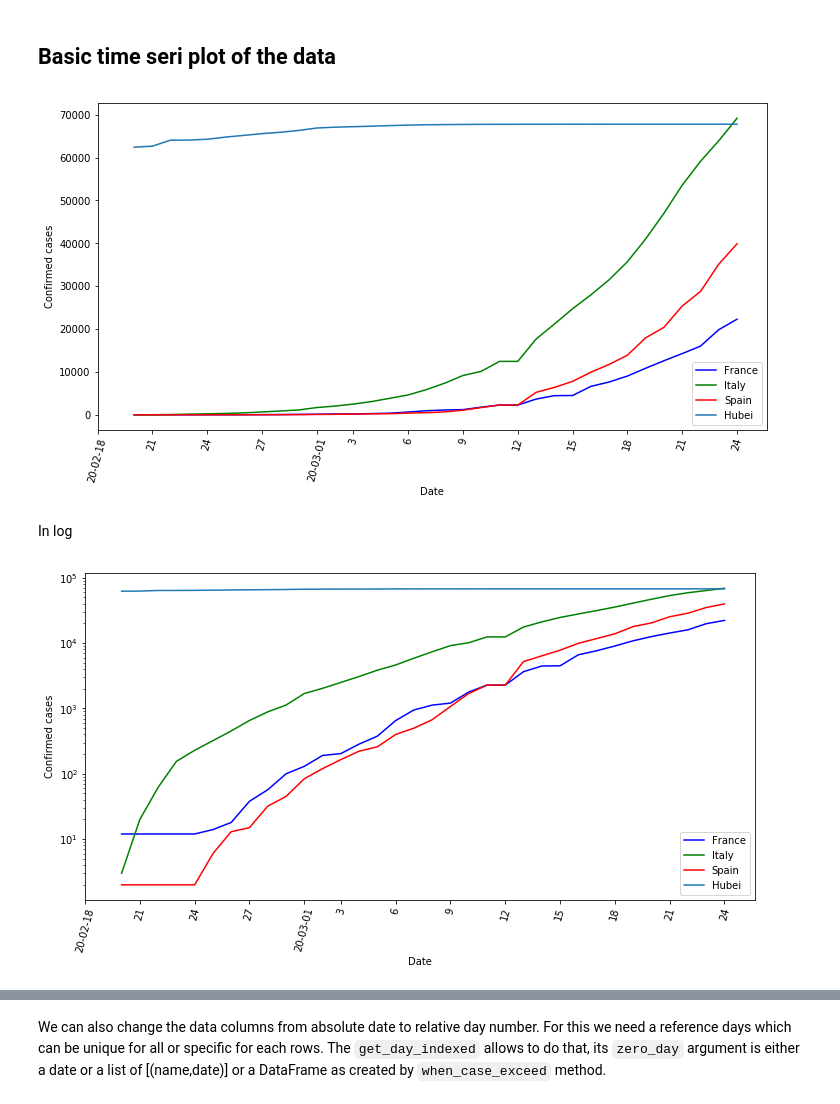
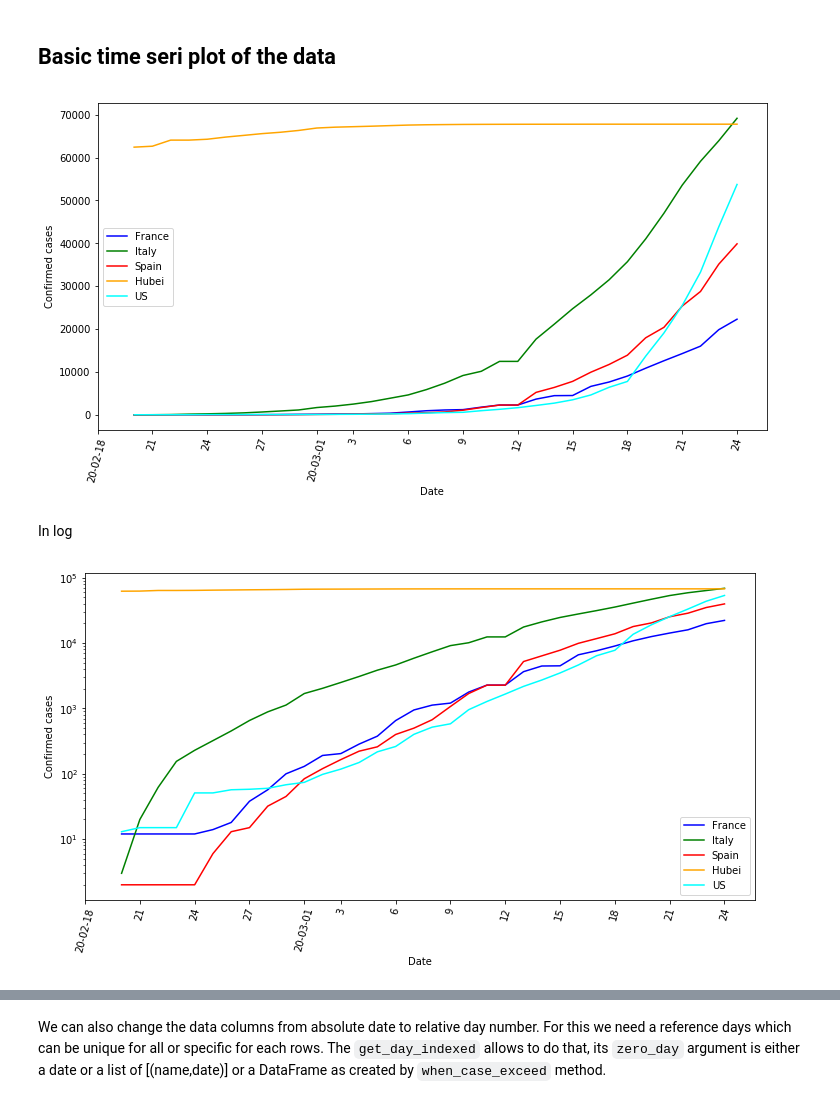
Before and after one commit to SylvainGuieu/corona, a Jupyter notebook: corona.ipynb, the cells around one changed output, grey strips where cells are left out. Saved outputs shown, nothing was run; the diff lists cells and outputs as text; code cells hidden in the pictures.

Commit message:
TimeFrame reduction fixed, new plot including US

```diff
--- a/corona.ipynb
+++ b/corona.ipynb
@@ -101,17 +151,17 @@ subset.header
 # %% [markdown]
 ## Basic time seri plot of the data
 # %%
-subset = confirmed.subset(['France', 'Italy', 'Spain', 'Hubei'], start="2020-02-20")
+subset = confirmed.subset(['France', 'Italy', 'Spain', 'Hubei', 'US'], start="2020-02-20")
 axes = subset.plot()
 _ = axes.set(ylabel="Confirmed cases", xlabel="Date")
 # %% [output]
-[figure, old version]
+[figure, new version]
 # %% [markdown]
 In log
 # %%
 _ = subset.plot().set(yscale="log", ylabel='Confirmed cases', xlabel="Date")
 # %% [output]
-[figure, old version]
+[figure, new version]
 # %%
 # Or we can plot the log instead of y log scale (log argument can be True (neperian), 2, 10 or False)
 _ = subset.plot(log=2).set( ylabel='Log2(Confirmed cases)', xlabel="Date")
```
Also changed, not shown: parts of 21 cells of this notebook, 11 other files.
